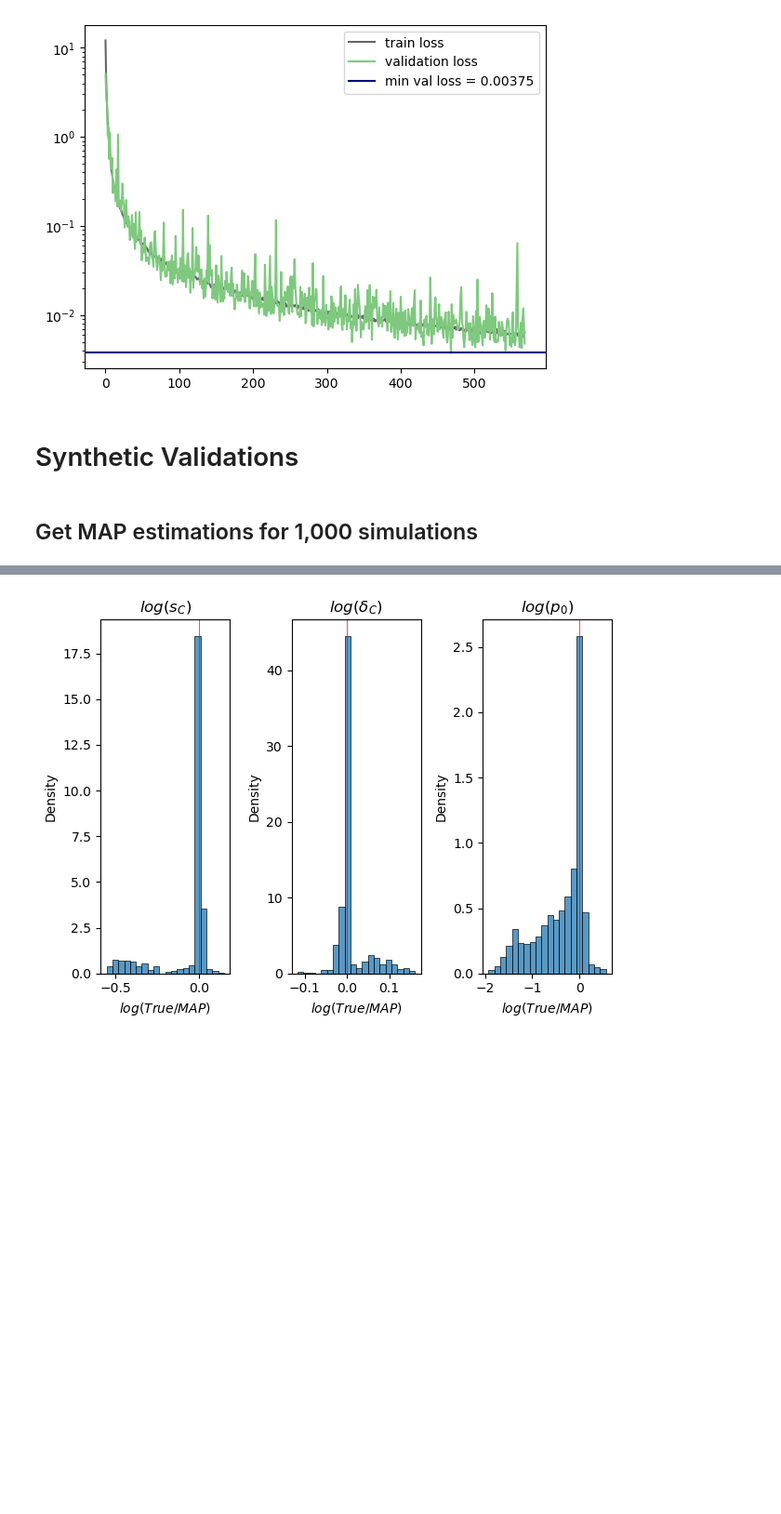
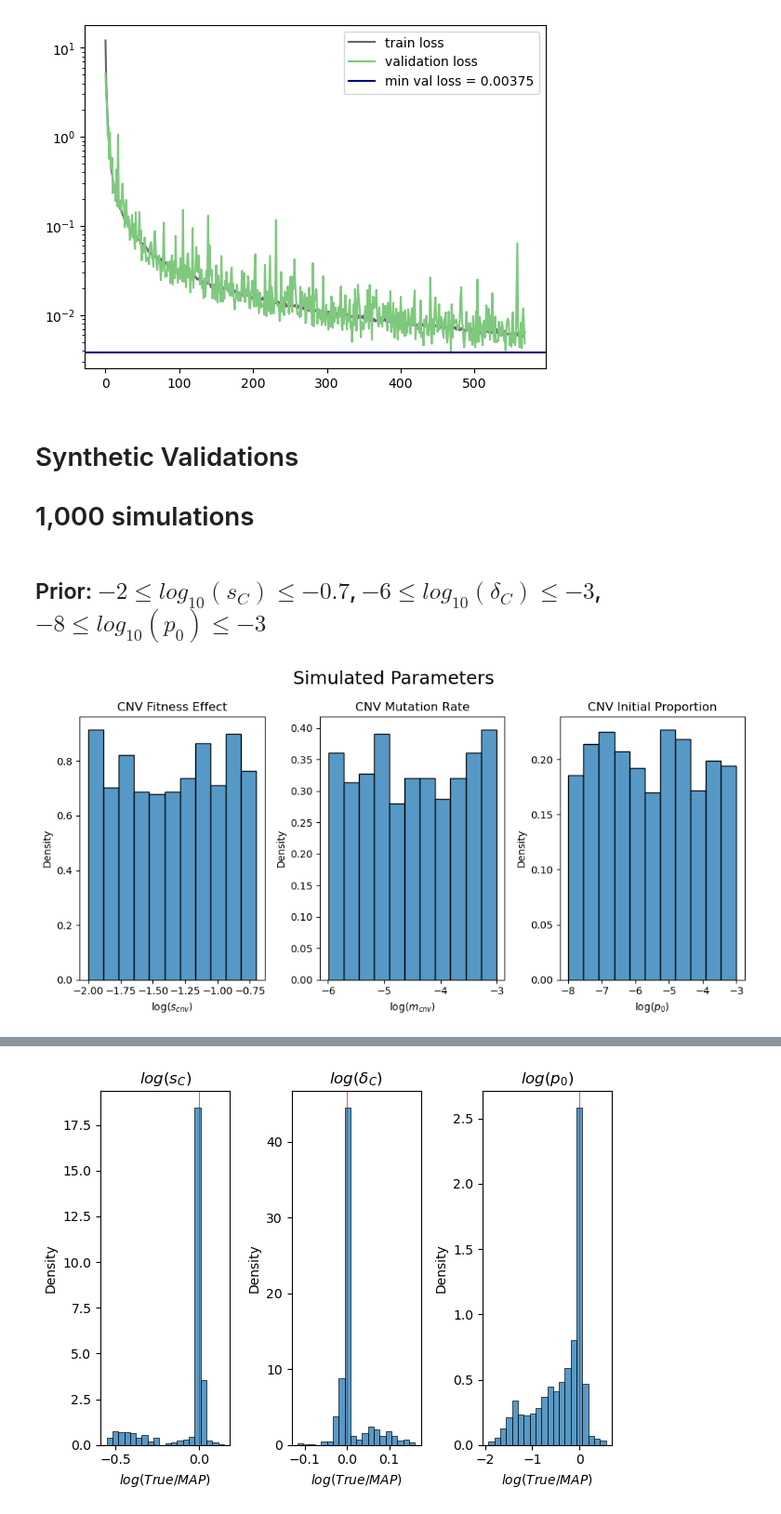
Before and after one commit to yoavram-lab/chuong_et_al, a Jupyter notebook: Simulation Analysis.ipynb, the cells around one changed output, grey strips where cells are left out. Shown at 93% size. Drawn from its saved outputs; the diff is of its cells as text; code cells hidden in the pictures; blank space fills up the shorter version.

Commit message:
updated Readme, cosmetics in Simulation analysis

```diff
--- a/Simulation Analysis.ipynb
+++ b/Simulation Analysis.ipynb
@@ -17,21 +4,0 @@ Text(0.5, 1.0, 'Reported CNV proportion at final gen (116)\n $Pr(cnv+ \\leq 0.01
-# %%
-# Histograms of simulated parameters
-from seaborn import histplot as hst
-
-def plot_param(thetas,ax, loc, param):
-    ax[loc[1]].set_xlabel(param)
-    hst(thetas.iloc[:,2*loc[0]+loc[1]], ax = ax[loc[1]], fill=True, stat = 'density')
-
-
-thetas = pd.read_csv('presimulated_data/WF_presimulated_theta_100000_chuong.csv')
-fig, ax = plt.subplots(1,3,figsize=(20,10), sharex = False)
-fig.suptitle('Simulated Parameters', fontsize = 30)
-ax[0].set_title('CNV Fitness Effect')
-ax[1].set_title('CNV Mutation Rate')
-title_2 = 'CNV Initial Proportion'
-ax[2].set_title(title_2)
-
-plot_param(thetas, ax, (0,0), param='log($s_{cnv}$)')
-plot_param(thetas, ax, (0,1), param='log($m_{cnv}$)')
-param_2 = 'log($p_0$)'
-plot_param(thetas, ax, (0,2), param=param_2)
@@ -51,5 +16,26 @@ plt.yscale('log')
 [figure]
 # %% [markdown]
 # Synthetic Validations
+# 1,000 simulations
-# %% [markdown]
-## Get MAP estimations for 1,000 simulations
+# %% [markdown]
+## Prior: $-2 \leq log_{10}(s_C)\leq-0.7$, $-6 \leq log_{10}(\delta_C)\leq-3$, $-8 \leq log_{10}(p_0)\leq-3$
+# %%
+# Histograms of simulated parameters
+from seaborn import histplot as hst
+
+def plot_param(thetas,ax, loc, param):
+    ax[loc[1]].set_xlabel(param)
+    hst(thetas.iloc[:,2*loc[0]+loc[1]], ax = ax[loc[1]], fill=True, stat = 'density')
+
+thetas = pd.read_csv('synthetic_tests/WF_presimulated_theta_1000_test.csv')
+fig, ax = plt.subplots(1,3,figsize=(10,5), sharex = False, tight_layout=True)
+fig.suptitle('Simulated Parameters', fontsize = 18)
+ax[0].set_title('CNV Fitness Effect')
+ax[1].set_title('CNV Mutation Rate')
+ax[2].set_title('CNV Initial Proportion')
+
+plot_param(thetas, ax, (0,0), param='log($s_{cnv}$)')
+plot_param(thetas, ax, (0,1), param='log($m_{cnv}$)')
+plot_param(thetas, ax, (0,2), param='log($p_0$)')
+# %% [output]
+[figure, added]
```
Also changed, not shown: parts of 8 cells of this notebook, 1 other file.
